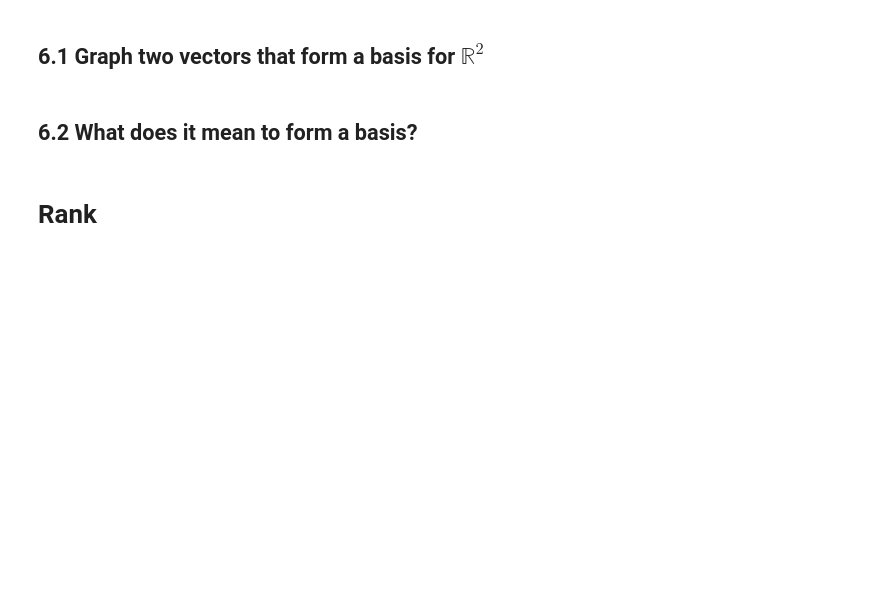
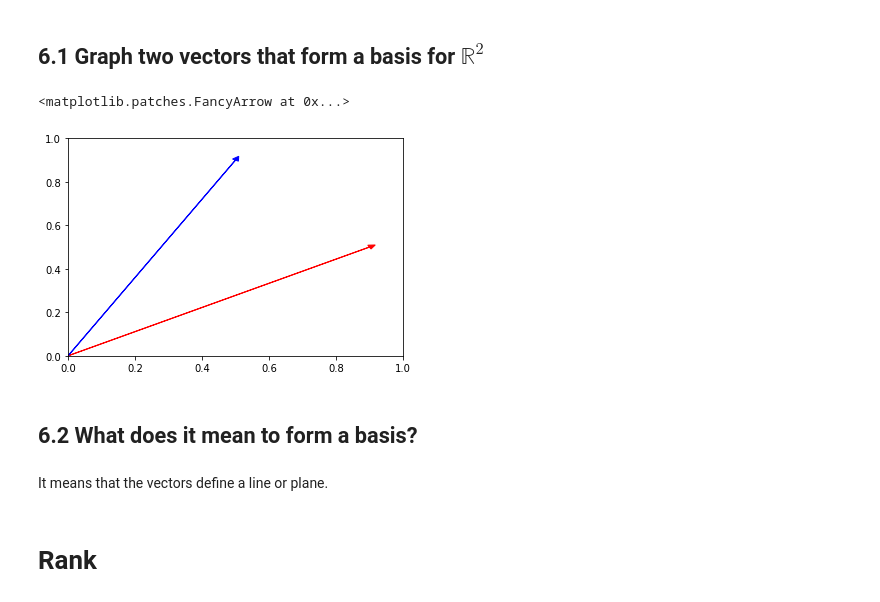
Before and after one commit to ekoly/DS-Unit-1-Sprint-3-Linear-Algebra, a Jupyter notebook: module2-intermediate-linear-algebra/LS_DS_132_Intermediate_Linear_Algebra_Assignment.ipynb, the cells around one changed output. Cells and saved outputs as stored; diff of their text form; code cells hidden in the pictures; blank space fills up the shorter version.

```diff
--- a/module2-intermediate-linear-algebra/LS_DS_132_Intermediate_Linear_Algebra_Assignment.ipynb
+++ b/module2-intermediate-linear-algebra/LS_DS_132_Intermediate_Linear_Algebra_Assignment.ipynb
@@ -253,8 +260,18 @@ n = \begin{bmatrix} 4 & 8  & 2\end{bmatrix}
 # Basis
 # %% [markdown]
 ## 6.1 Graph two vectors that form a basis for $\mathbb{R}^2$
+# %%
+fig, ax = plt.subplots()
+
+ax.arrow(0, 0, 0.9, 0.5, head_width=0.02, head_length=0.02, color="red")
+ax.arrow(0, 0, 0.5, 0.9, head_width=0.02, head_length=0.02, color="blue")
+# %% [output]
+<matplotlib.patches.FancyArrow at 0x...>
+[figure, added]
 # %% [markdown]
 ## 6.2 What does it mean to form a basis?
+# %% [markdown]
+It means that the vectors define a line or plane.
 # %% [markdown]
 # Rank
 # %% [markdown]
```
Also changed, not shown: parts of 3 cells of this notebook.
